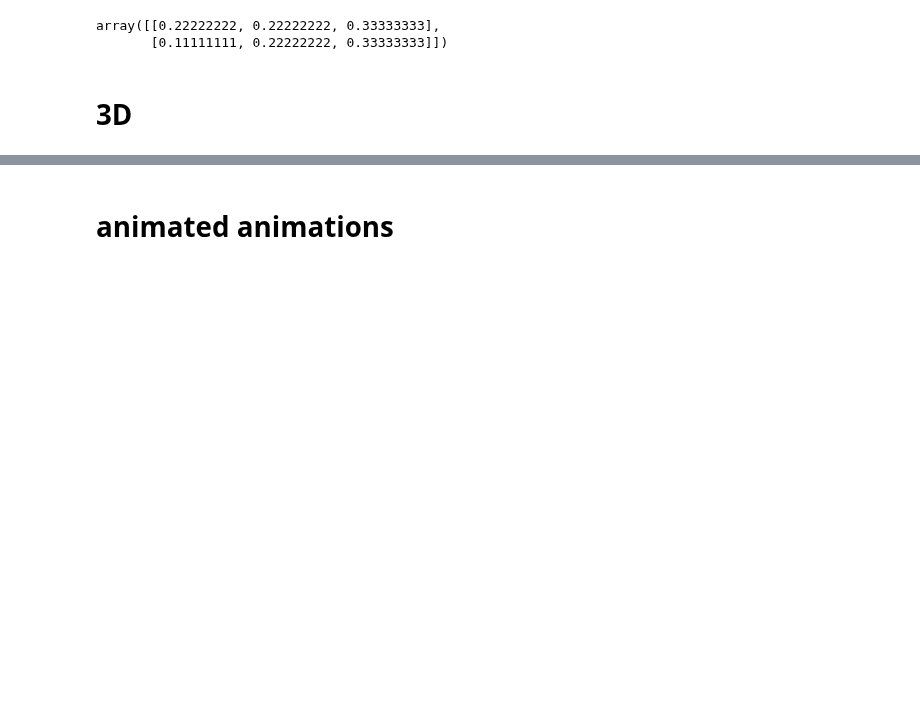
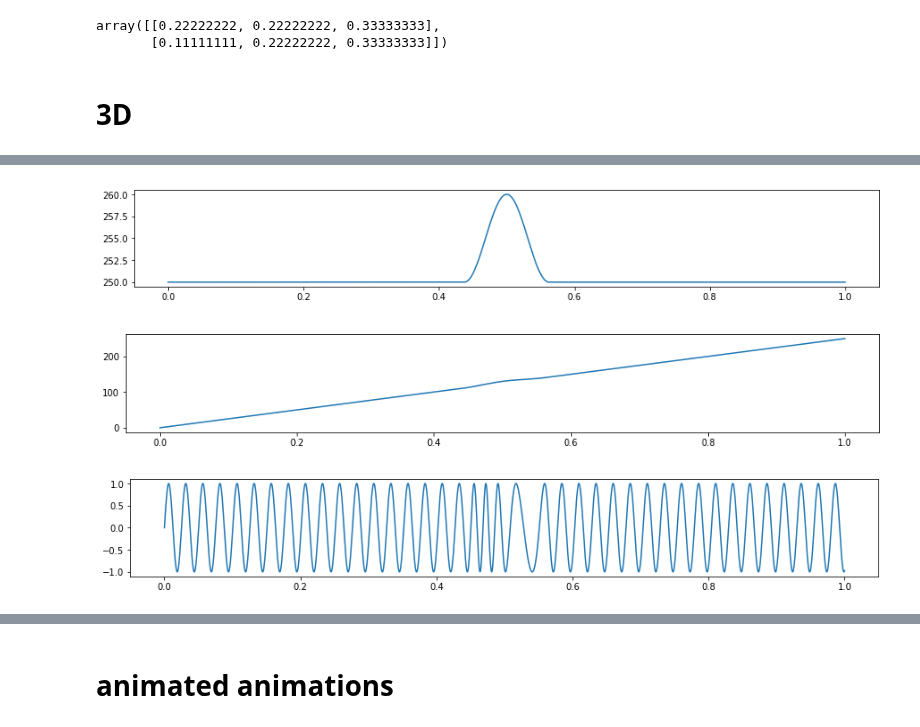
Before and after one commit to nuru-nu/moyo, a Jupyter notebook: notebooks/animations.ipynb, the cells around one changed output, grey strips where cells are left out. Drawn from its saved outputs; the diff is of its cells as text; code cells hidden in the pictures; blank space fills up the shorter version.

```diff
--- a/notebooks/animations.ipynb
+++ b/notebooks/animations.ipynb
@@ -138,0 +177,24 @@ array([[ 0.0083513 ,  0.1266315 ,  0.04093646],
+# %%
+x = np.linspace(0, 1, 2000)
+figsize = (15, 2)
+
+f = 8
+dx = 0.5
+x_ = f * (x - dx)
+pulse = np.piecewise(
+    x_,
+    [x_ < -0.5, x_ > -0.5, x_ > 0.5],
+    [0, lambda x: 0.5 * (1 + np.cos(x * 2 * np.pi)), 0],
+)
+u = 250 + 10 * pulse
+# u = 200 + 20 * pulse  # ugly b/c diff(u * x) is not >0 everywhere
+plt.figure(figsize=figsize)
+plt.plot(x, u)
+plt.figure(figsize=figsize)
+plt.plot(x, u * x)
+plt.figure(figsize=figsize)
+plt.plot(x, np.sin(x * u));
+# %% [output]
+[figure, added]
+[figure, added]
+[figure, added]
```
Also changed, not shown: parts of 17 cells of this notebook, 1 other file.
